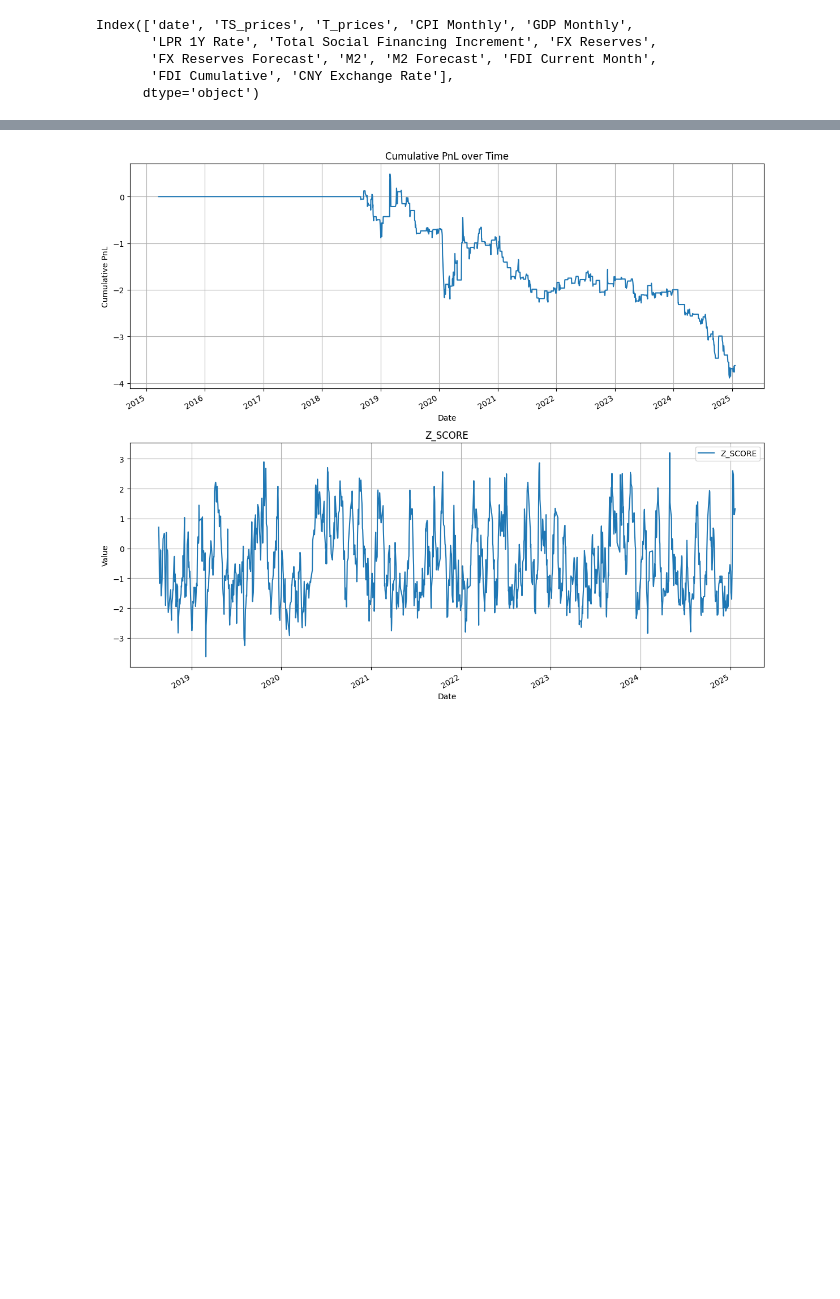
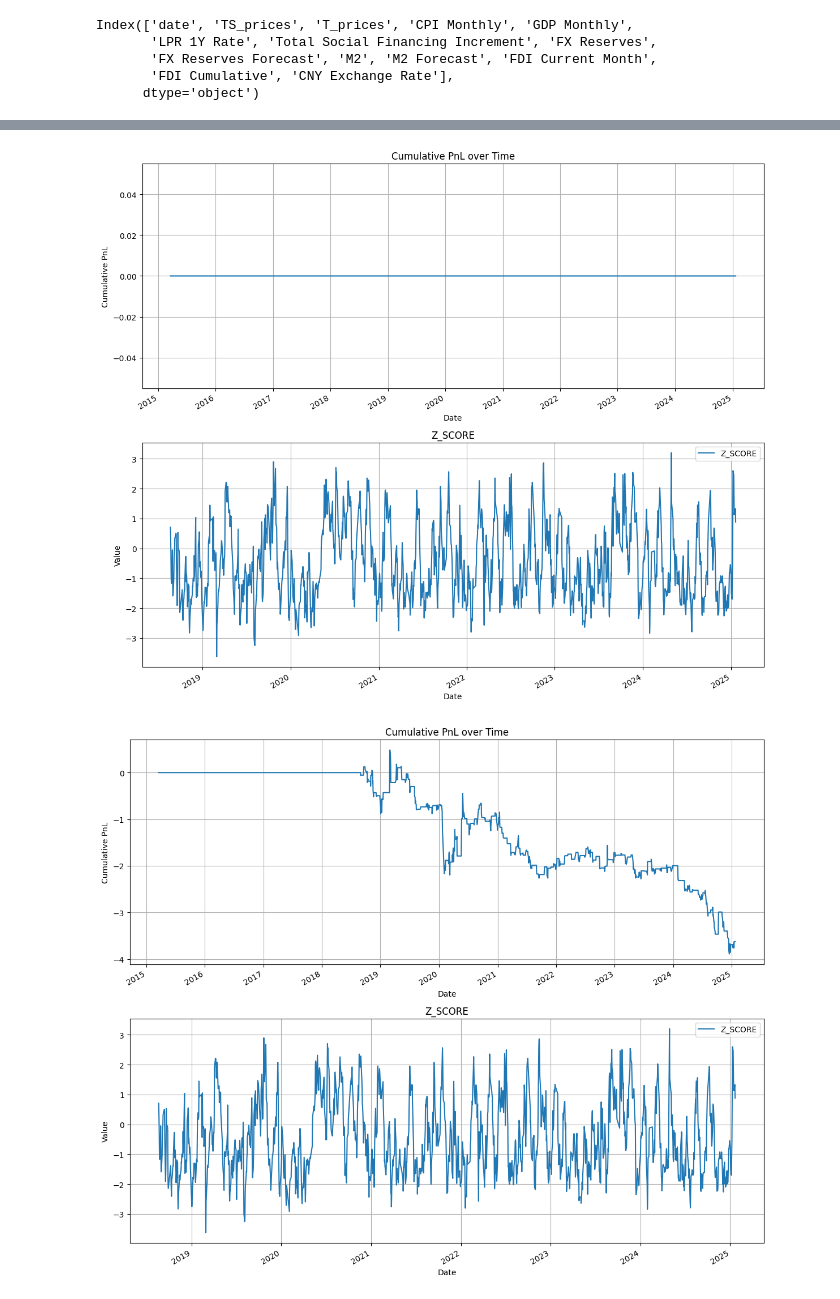
Before and after one commit to yanzhizhang/FICC_QIS, a Jupyter notebook: future_arb/T_TF.ipynb, the cells around one changed output, grey strips where cells are left out. Drawn from its saved outputs; the diff is of its cells as text; code cells hidden in the pictures; blank space fills up the shorter version.

```diff
--- a/future_arb/T_TF.ipynb
+++ b/future_arb/T_TF.ipynb
@@ -424 +610,89 @@ plt.show()
+# %%
+# 策略调整
+entry_threshold = 1.5
+exit_threshold = 1
+look_back_window = 20
+
+T_prices = (T_df["open"] + T_df["close"]) / 2
+TS_prices = (TS_df["open"] + TS_df["close"]) / 2
+
+# 基点价值计算（久期近似值）
+T_BPV = 7.5 / 100 * 1_000_000
+TS_BPV = 4.5 / 100 * 1_000_000
+BPV_ratio = T_BPV / TS_BPV
+
+strat_2 = pd.DataFrame(
+    {
+        "TS_prices": TS_prices.droplevel(level=0),
+        "T_prices": T_prices.droplevel(level=0),
+        "BPV_ratio": BPV_ratio,
+        "entry_threshold": entry_threshold,
+        "exit_threshold": exit_threshold,
+        "look_back_window": look_back_window,
+    }
+)
+
+# 计算价差
+strat_2["T_TS"] = TS_prices.droplevel(level=0) - 2 * TS_prices.droplevel(level=0) / BPV_ratio
+
+# 计算移动均值和标准差
+strat_2["MEAN"] = strat_2["T_TS"].rolling(window=look_back_window, min_periods=1).mean()
+strat_2["SD"] = strat_2["T_TS"].rolling(window=look_back_window, min_periods=1).std()
+strat_2["Z_SCORE"] = (strat_2["T_TS"] - strat_2["MEAN"]) / strat_2["SD"]
+
+# 初始化持仓状态
+strat_2["POSITION_T"] = 0
+strat_2["POSITION_TS"] = 0
+# 记录每日持仓和盈亏
+strat_2["PNL"] = 0
+strat_2["CUM_PNL"] = 0
+
+for i in range(len(strat_2)):
+    if strat_1.iloc[i]["Z_SCORE"] < -entry_threshold:
+        # 价差过大，卖出T，买入两手TS
+        strat_1.at[strat_1.index[i], "POSITION_T"] += -T_basis_postion
+        strat_1.at[strat_1.index[i], "POSITION_TS"] += T_basis_postion * hedge_ratio
+    elif strat_1.iloc[i]["Z_SCORE"] > entry_threshold:
+        # 价差过小，买入T，卖出两手TS
+        strat_1.at[strat_1.index[i], "POSITION_T"] += T_basis_postion
+        strat_1.at[strat_1.index[i], "POSITION_TS"] += - T_basis_postion * hedge_ratio
+    elif abs(strat_1.iloc[i]["Z_SCORE"]) <= exit_threshold:
+        # 价差回归，平仓
+        strat_2.at[strat_2.index[i], "POSITION_T"] = 0
+        strat_2.at[strat_2.index[i], "POSITION_TS"] = 0
+
+    # 计算当日盈亏
+    if i > 0:
+        position_T = strat_2.iloc[i - 1]["POSITION_T"]
+        position_TS = strat_2.iloc[i - 1]["POSITION_TS"]
+        daily_pnl = position_T * (strat_2.iloc[i]["T_prices"] - strat_2.iloc[i - 1]["T_prices"]) + position_TS * (
+            strat_2.iloc[i]["TS_prices"] - strat_2.iloc[i - 1]["TS_prices"]
+        )
+        strat_2.at[strat_2.index[i], "PNL"] = daily_pnl
+        strat_2.at[strat_2.index[i], "CUM_PNL"] = strat_2.iloc[: i + 1]["PNL"].sum()
+
+fig, (ax1, ax2) = plt.subplots(2, 1, figsize=(12, 10))
+
+# Plot Cumulative PnL
+strat_2["CUM_PNL"].plot(ax=ax1)
+ax1.set_xlabel("Date")
+ax1.set_ylabel("Cumulative PnL")
+ax1.set_title("Cumulative PnL over Time")
+ax1.grid(True)
+
+# Plot Z_SCORE
+strat_2["Z_SCORE"].plot(ax=ax2, label="Z_SCORE")
+ax2.set_xlabel("Date")
+ax2.set_ylabel("Value")
+ax2.set_title("Z_SCORE")
+ax2.legend()
+ax2.grid(True)
+
+plt.tight_layout()
+# Create directory if it doesn't exist
+os.makedirs(os.path.join(".", "plot"), exist_ok=True)
+plt.savefig(os.path.join(".", "plot", "T_2TS.png"))
+plt.show()
+# %% [output]
+[figure, added]
 # %%
```
Also changed, not shown: parts of 16 cells of this notebook, 6 other files.
